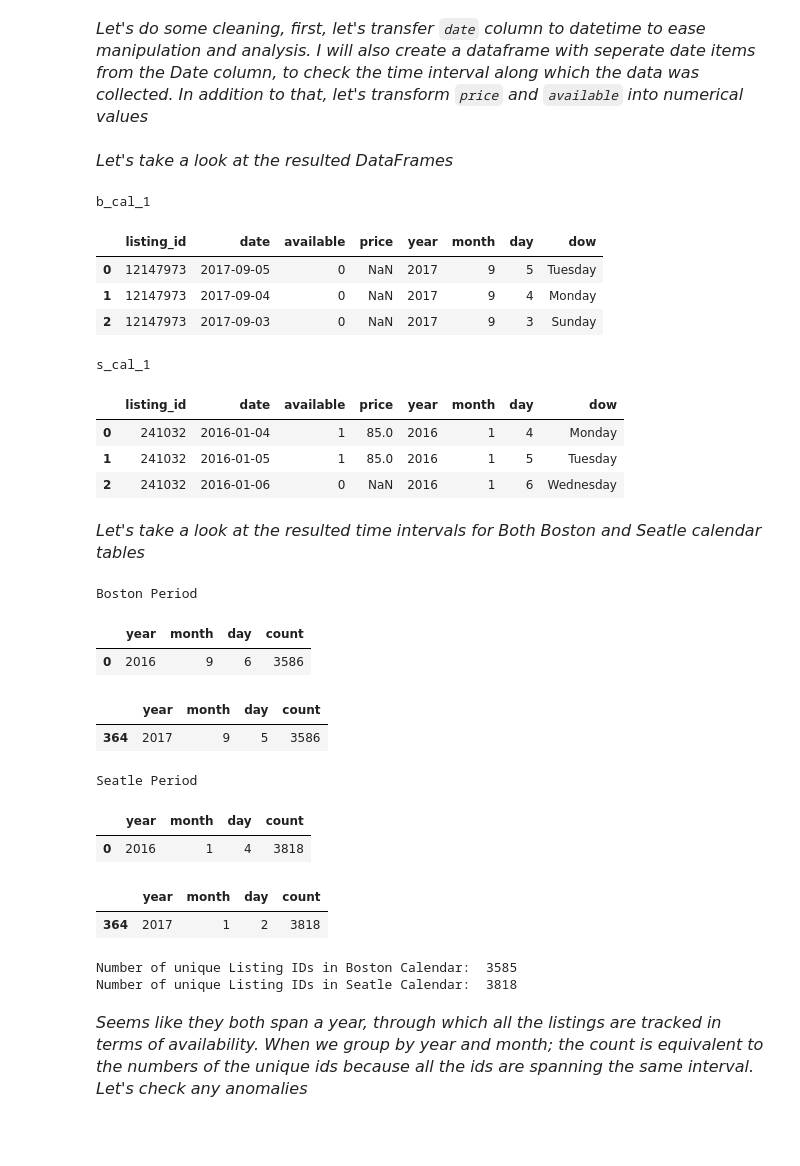
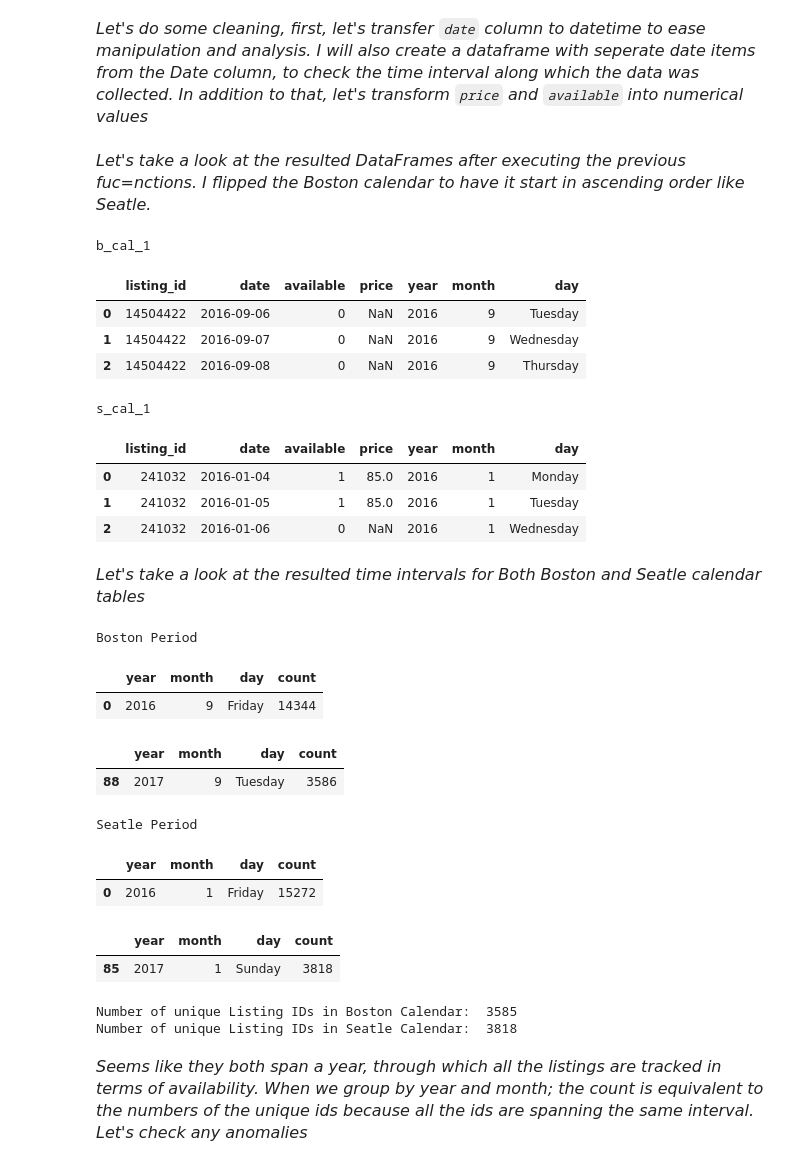
Before and after one commit to Zainy1453/Project-ND-1, a Jupyter notebook: Project-1.ipynb, the cells around one changed output. Saved outputs shown, nothing was run; the diff lists cells and outputs as text; code cells hidden in the pictures; blank space fills up the shorter version.

```diff
--- a/Project-1.ipynb
+++ b/Project-1.ipynb
@@ -75,8 +75,8 @@ def create_dateparts(df, date_col):
     b_date_df = pd.DataFrame()
     b_date_df['year'] = df['date'].dt.year
     b_date_df['month'] = df['date'].dt.month
-    b_date_df['day'] =df['date'].dt.day
-    b_date_df['dow'] =df['date'].dt.strftime("%A")
+    b_date_df['day'] =df['date'].dt.strftime("%A")
+    #b_date_df['dow'] =df['date'].dt.day
     df = df.join(b_date_df)
     return df
 #######################
@@ -124,26 +124,28 @@ def bool_nums(df, bool_cols):
     df = df.reset_index(drop= True)
     return df
 # %% [markdown]
-<font size = '3'>*Let's take a look at the resulted DataFrames*<font/>
+<font size = '3'>*Let's take a look at the resulted DataFrames after executing the previous fuc=nctions. I flipped the Boston calendar to have it start in ascending order like Seatle.*<font/>
 # %%
 b_cal_1 = to_float(b_cal, ['price'])
 s_cal_1 = to_float(s_cal, ['price'])
 b_cal_1 = create_dateparts(b_cal_1, 'date')
 s_cal_1 = create_dateparts(s_cal_1, 'date')
 b_cal_1 = bool_nums(b_cal_1, ['available'])
 s_cal_1 = bool_nums(s_cal_1, ['available'])
+b_cal_1 = b_cal_1.iloc[::-1].reset_index(drop=True)
+
 display_side_by_side(b_cal_1.head(3),s_cal_1.head(3), titles = ['b_cal_1', 's_cal_1'])
 # %% [output]
 b_cal_1
-|  | listing_id | date | available | price | year | month | day | dow |
-| 0 | 12147973 | 2017-09-05 | 0 | NaN | 2017 | 9 | 5 | Tuesday |
-| 1 | 12147973 | 2017-09-04 | 0 | NaN | 2017 | 9 | 4 | Monday |
-| 2 | 12147973 | 2017-09-03 | 0 | NaN | 2017 | 9 | 3 | Sunday |
+|  | listing_id | date | available | price | year | month | day |
+| 0 | 14504422 | 2016-09-06 | 0 | NaN | 2016 | 9 | Tuesday |
+| 1 | 14504422 | 2016-09-07 | 0 | NaN | 2016 | 9 | Wednesday |
+| 2 | 14504422 | 2016-09-08 | 0 | NaN | 2016 | 9 | Thursday |
 s_cal_1
-|  | listing_id | date | available | price | year | month | day | dow |
-| 0 | 241032 | 2016-01-04 | 1 | 85.0 | 2016 | 1 | 4 | Monday |
-| 1 | 241032 | 2016-01-05 | 1 | 85.0 | 2016 | 1 | 5 | Tuesday |
-| 2 | 241032 | 2016-01-06 | 0 | NaN | 2016 | 1 | 6 | Wednesday |
+|  | listing_id | date | available | price | year | month | day |
+| 0 | 241032 | 2016-01-04 | 1 | 85.0 | 2016 | 1 | Monday |
+| 1 | 241032 | 2016-01-05 | 1 | 85.0 | 2016 | 1 | Tuesday |
+| 2 | 241032 | 2016-01-06 | 0 | NaN | 2016 | 1 | Wednesday |
 # %% [markdown]
 <font size = '3'>*Let's take a look at the resulted time intervals for Both Boston and Seatle calendar tables*<font/>
 # %%
@@ -159,14 +161,14 @@ print('\n')
 # %% [output]
 Boston Period
 |  | year | month | day | count |
-| 0 | 2016 | 9 | 6 | 3586 |
+| 0 | 2016 | 9 | Friday | 14344 |
 |  | year | month | day | count |
-| 364 | 2017 | 9 | 5 | 3586 |
+| 88 | 2017 | 9 | Tuesday | 3586 |
 Seatle Period
 |  | year | month | day | count |
-| 0 | 2016 | 1 | 4 | 3818 |
+| 0 | 2016 | 1 | Friday | 15272 |
 |  | year | month | day | count |
-| 364 | 2017 | 1 | 2 | 3818 |
+| 85 | 2017 | 1 | Sunday | 3818 |
 Number of unique Listing IDs in Boston Calendar:  3585
 Number of unique Listing IDs in Seatle Calendar:  3818
 # %% [markdown]
```
Also changed, not shown: parts of 1 cell of this notebook, 5 other files.
